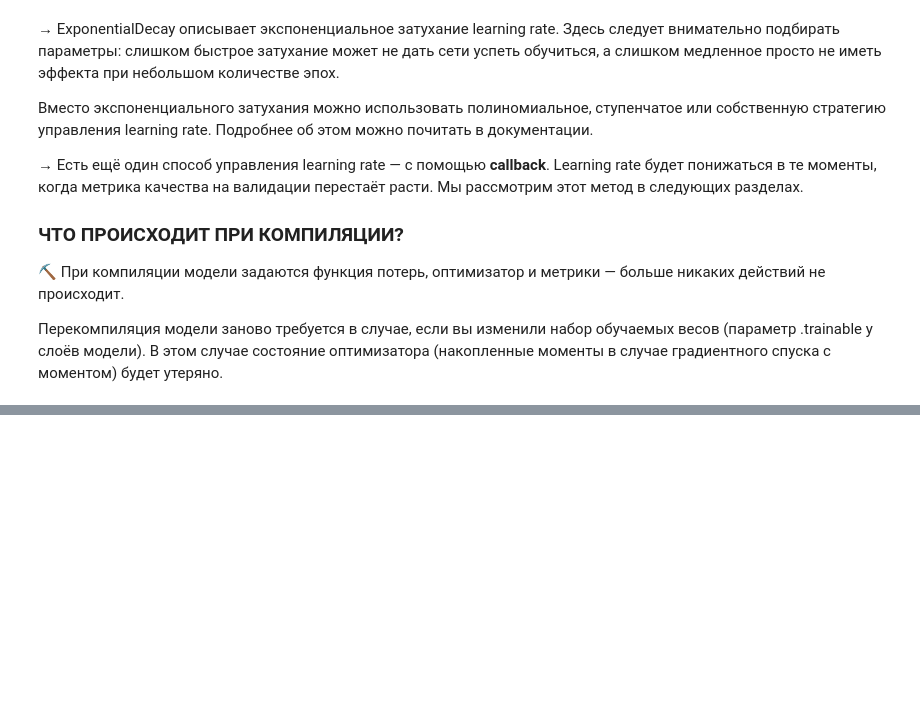
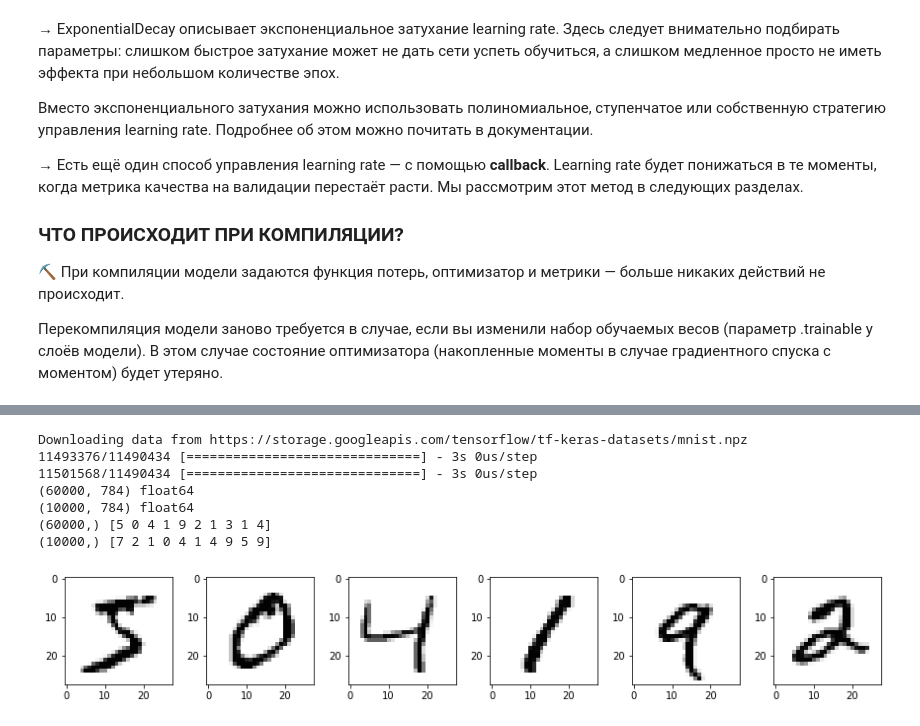
Before and after one commit to luhakv/cv_engr, a Jupyter notebook: Модуль 5. Hard & Software. Часть II. TensorFlow и Keras для задач CV.ipynb, the cells around one changed output, grey strips where cells are left out. Cells and saved outputs as stored; diff of their text form; code cells hidden in the pictures; blank space fills up the shorter version.

```diff
--- a/Модуль 5. Hard & Software. Часть II. TensorFlow и Keras для задач CV.ipynb
+++ b/Модуль 5. Hard & Software. Часть II. TensorFlow и Keras для задач CV.ipynb
@@ -811,0 +822,29 @@ optimizer = Adam(lr)
+# %%
+import tensorflow as tf
+from tensorflow import keras
+from tensorflow.keras import Model, Sequential, layers, losses, optimizers
+
+(X_train, y_train), (X_test, y_test) = keras.datasets.mnist.load_data()
+X_train = X_train.reshape(-1, 28*28) / 255
+X_test = X_test.reshape(-1, 28*28) / 255
+
+print(X_train.shape, X_train.dtype) #(60000, 784) float64
+print(X_test.shape, X_test.dtype) #(10000, 784) float64
+
+print(y_train.shape, y_train[:10]) #(60000,) [5 0 4 1 9 2 1 3 1 4]
+print(y_test.shape, y_test[:10]) #(10000,) [7 2 1 0 4 1 4 9 5 9]
+
+import matplotlib.pyplot as plt
+fig, axes = plt.subplots(1, 6, figsize=(15, 2))
+for img, ax in zip(X_train, axes.flat):
+  ax.imshow(img.reshape(28, 28), cmap='Greys')
+plt.show()
+# %% [output]
+Downloading data from https://storage.googleapis.com/tensorflow/tf-keras-datasets/mnist.npz
+11493376/11490434 [==============================] - 3s 0us/step
+11501568/11490434 [==============================] - 3s 0us/step
+(60000, 784) float64
+(10000, 784) float64
+(60000,) [5 0 4 1 9 2 1 3 1 4]
+(10000,) [7 2 1 0 4 1 4 9 5 9]
+[figure, added]
```
Also changed, not shown: parts of 30 cells of this notebook.
